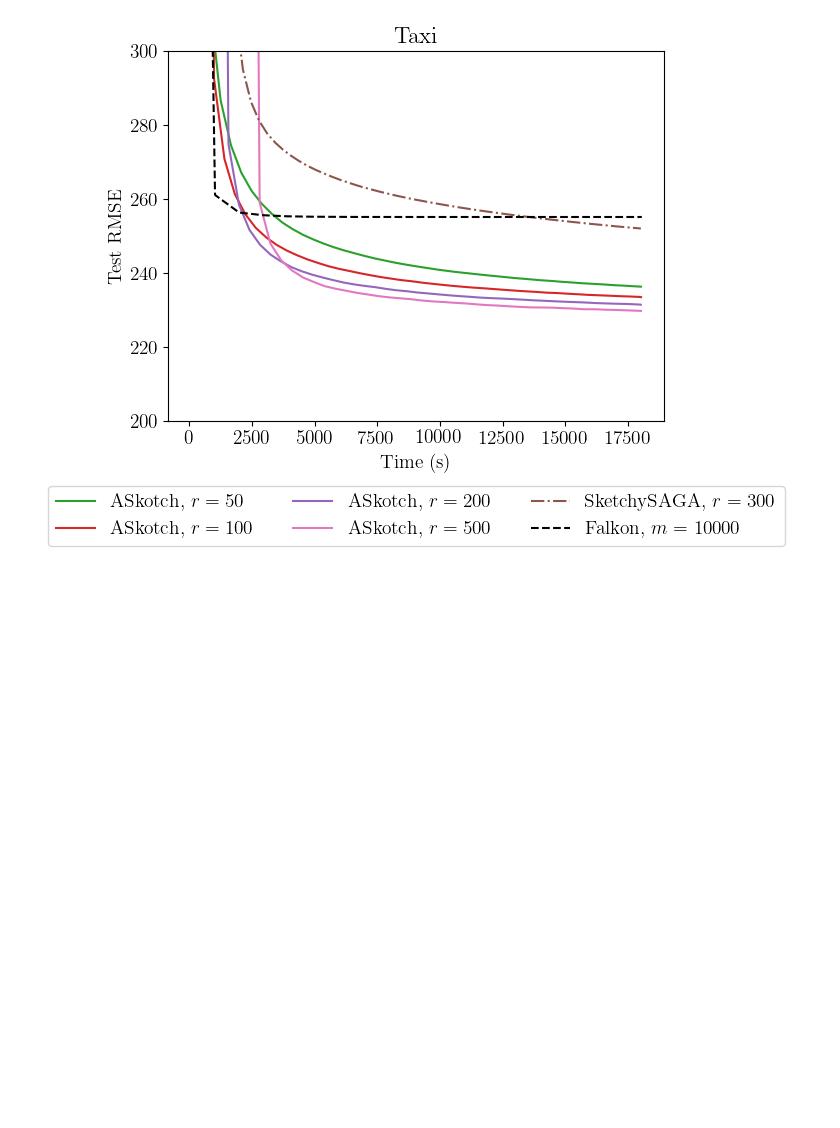
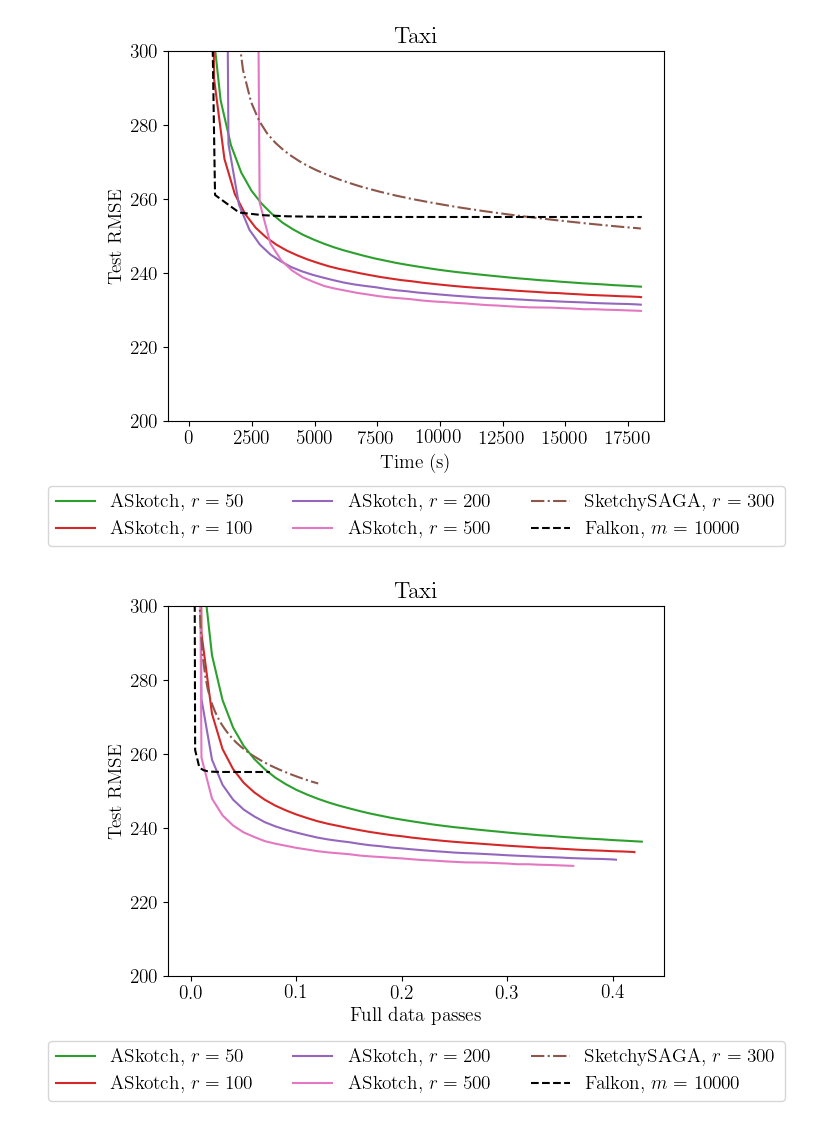
Before and after one commit to aliceitmushuk/fast_krr_alisver, a Jupyter notebook: src/plotting/taxi.ipynb, the cells around one changed output. Saved outputs shown, nothing was run; the diff lists cells and outputs as text; code cells hidden in the pictures; blank space fills up the shorter version.

Commit message:
Added another plot to taxi.ipynb

```diff
--- a/src/plotting/taxi.ipynb
+++ b/src/plotting/taxi.ipynb
@@ -87,3 +90,8 @@ plot_runs(all_runs, hparams_to_label, color_param, "test_rmse", "time", [200, 30
            save_dir, "test_rmse_vs_time_both.pdf")
 # %% [output]
 [figure]
+# %%
+plot_runs(all_runs, hparams_to_label, color_param, "test_rmse", "datapasses", [200, 300], "Taxi",
+           save_dir, "test_rmse_vs_datapasses_both.pdf")
+# %% [output]
+[figure, added]
```
Also changed, not shown: parts of 1 cell of this notebook.
